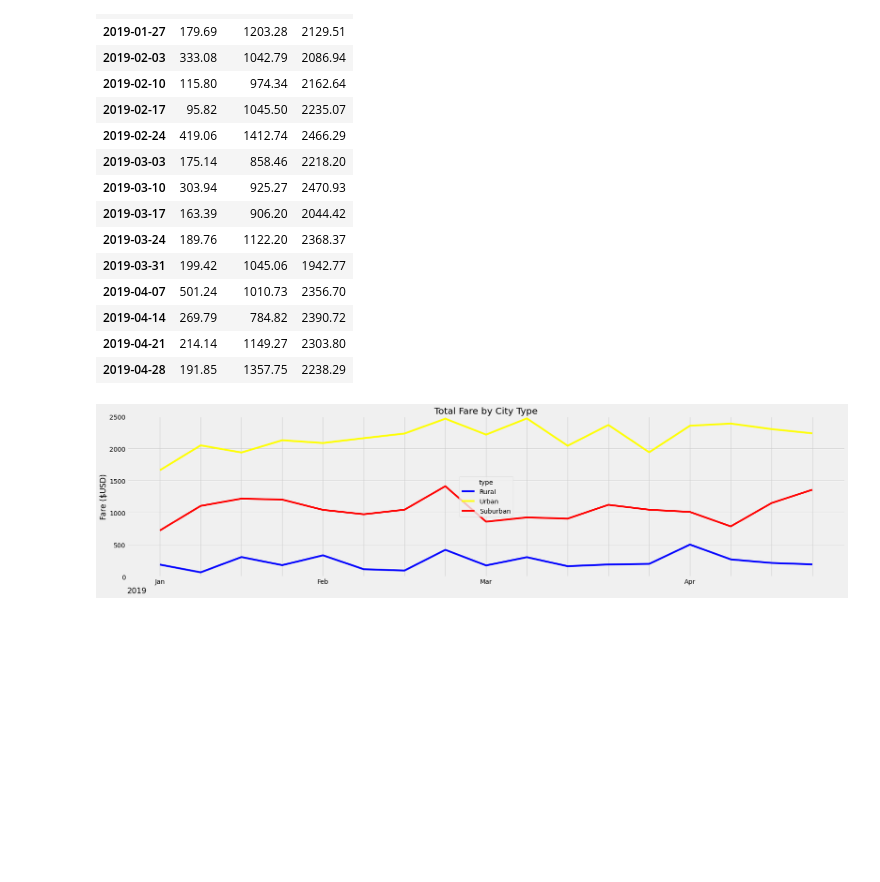
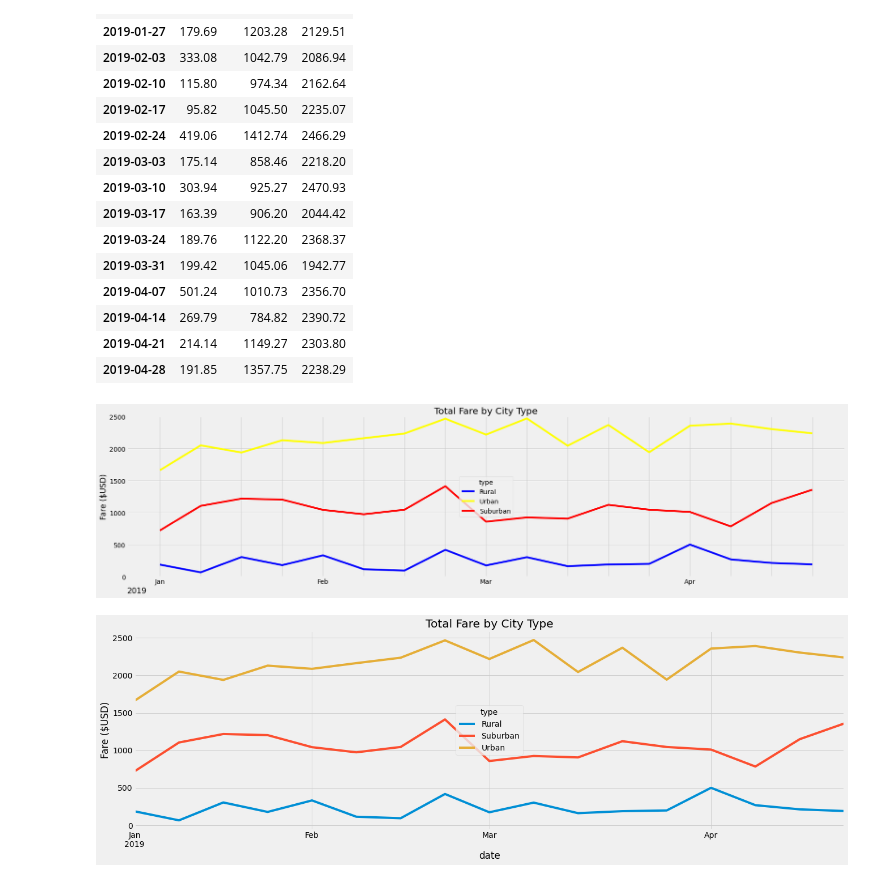
Before and after one commit to Zhengyu0913/Pyber, a Jupyter notebook: PyBer_Challenge.ipynb, the cells around one changed output. Saved outputs shown, nothing was run; the diff lists cells and outputs as text; code cells hidden in the pictures; blank space fills up the shorter version.

```diff
--- a/PyBer_Challenge.ipynb
+++ b/PyBer_Challenge.ipynb
@@ -270,3 +270,15 @@ plt.savefig("./analysis/Fig8.png")
 plt.show()
 # %% [output]
 [figure]
+# %%
+from matplotlib import style
+import matplotlib.dates as dates
+style.use('fivethirtyeight')
+new_reshape_df.plot(figsize=(20, 6))
+plt.ylabel("Fare ($USD)")
+plt.title("Total Fare by City Type")
+legend = plt.legend(title = "type",loc = "center")
+plt.savefig("./analysis/Fig8.png")
+plt.show()
+# %% [output]
+[figure, added]
```
Also changed, not shown: 1 other file.
